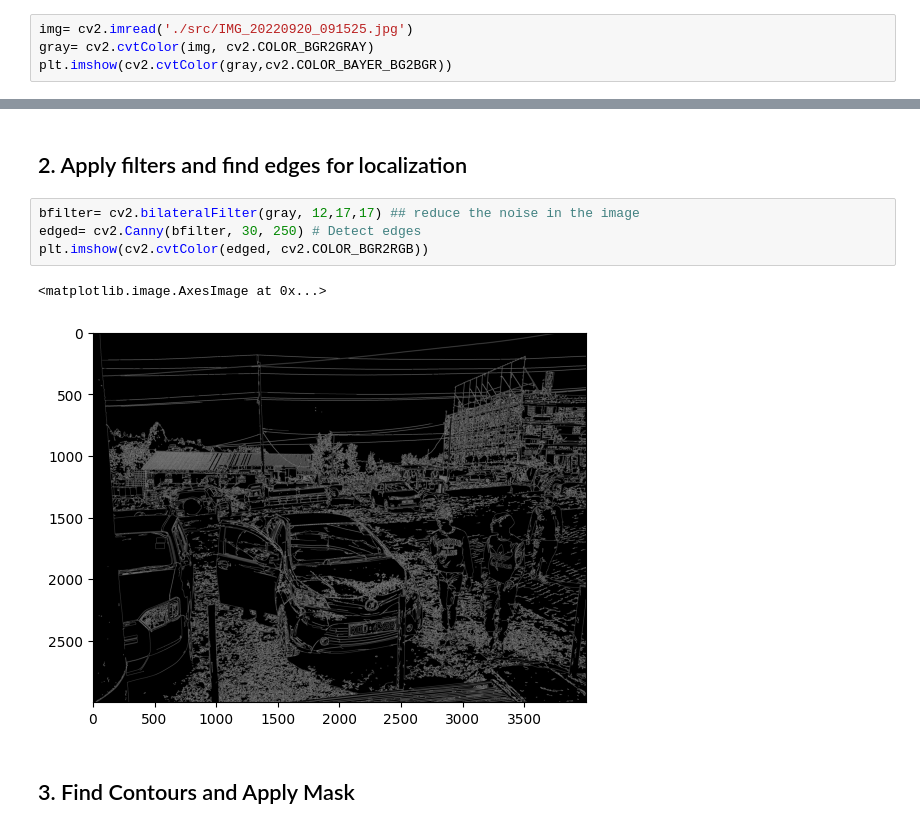
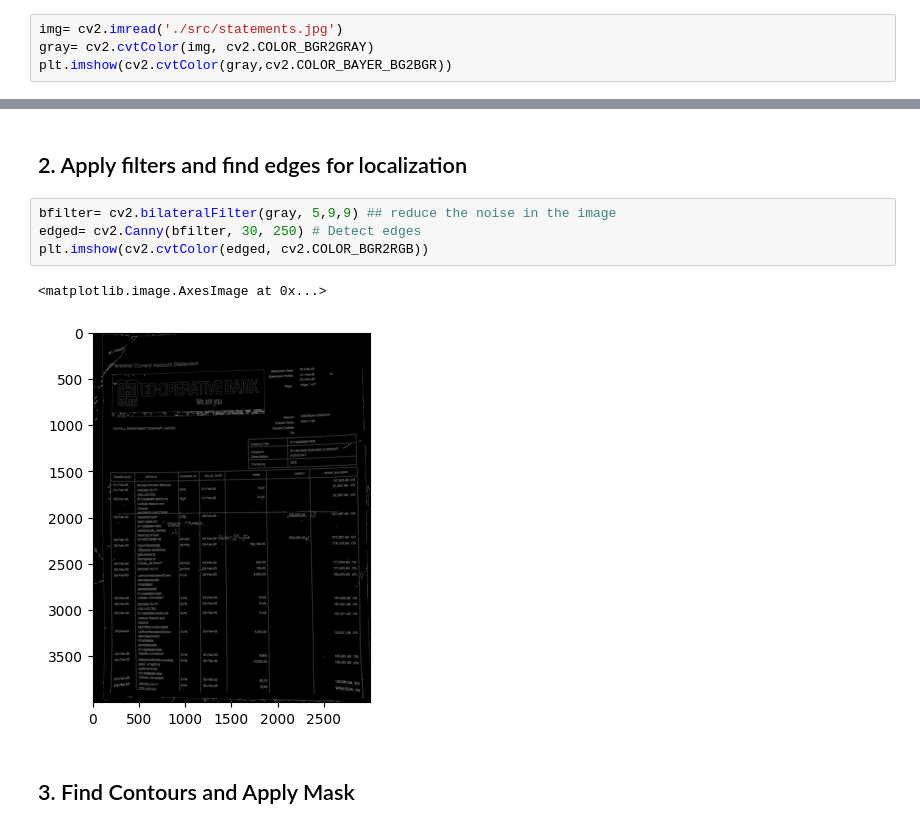
Before and after one commit to kamau-crypto/Image-Metadata, a Jupyter notebook: anpr.ipynb, the cells around one changed output, grey strips where cells are left out. Drawn from its saved outputs; the diff is of its cells as text.

```diff
--- a/anpr.ipynb
+++ b/anpr.ipynb
@@ -9,7 +9,7 @@ import easyocr
 # %% [markdown]
 ## 1. Read the Image, Grayscale, and Blur
 # %%
-img= cv2.imread('./src/IMG_20220920_091525.jpg')
+img= cv2.imread('./src/statements.jpg')
 gray= cv2.cvtColor(img, cv2.COLOR_BGR2GRAY)
 plt.imshow(cv2.cvtColor(gray,cv2.COLOR_BAYER_BG2BGR))
 # %% [output]
@@ -18,12 +18,12 @@ plt.imshow(cv2.cvtColor(gray,cv2.COLOR_BAYER_BG2BGR))
 # %% [markdown]
 ## 2. Apply filters and find edges for localization
 # %%
-bfilter= cv2.bilateralFilter(gray, 12,17,17) ## reduce the noise in the image
+bfilter= cv2.bilateralFilter(gray, 5,9,9) ## reduce the noise in the image
 edged= cv2.Canny(bfilter, 30, 250) # Detect edges
 plt.imshow(cv2.cvtColor(edged, cv2.COLOR_BGR2RGB))
 # %% [output]
 <matplotlib.image.AxesImage at 0x...>
-[figure, old version]
+[figure, new version]
 # %% [markdown]
 ## 3. Find Contours and Apply Mask
 # %%
```
Also changed, not shown: parts of 6 cells of this notebook.
